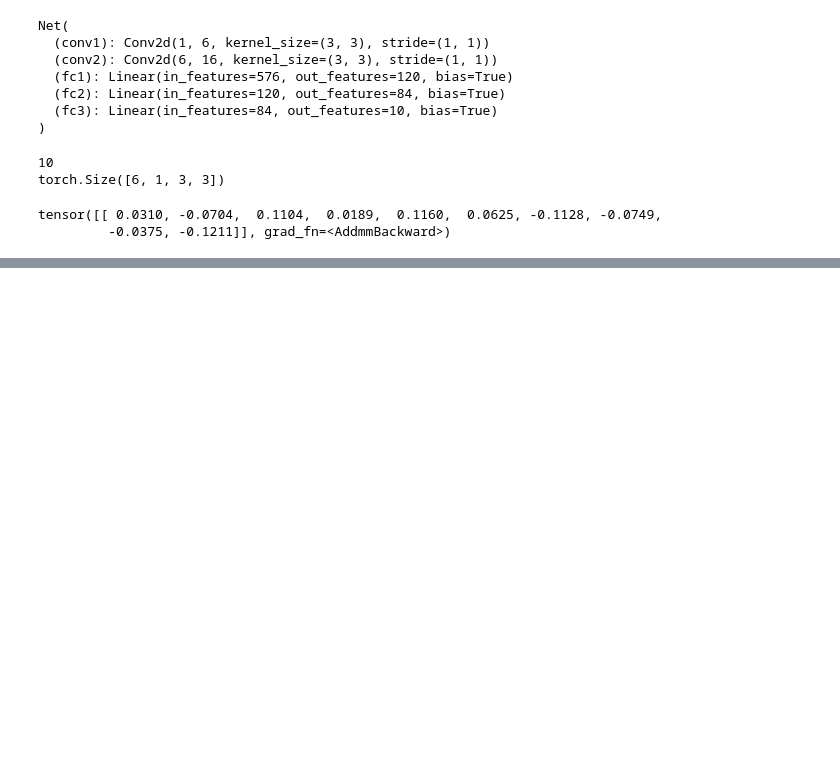
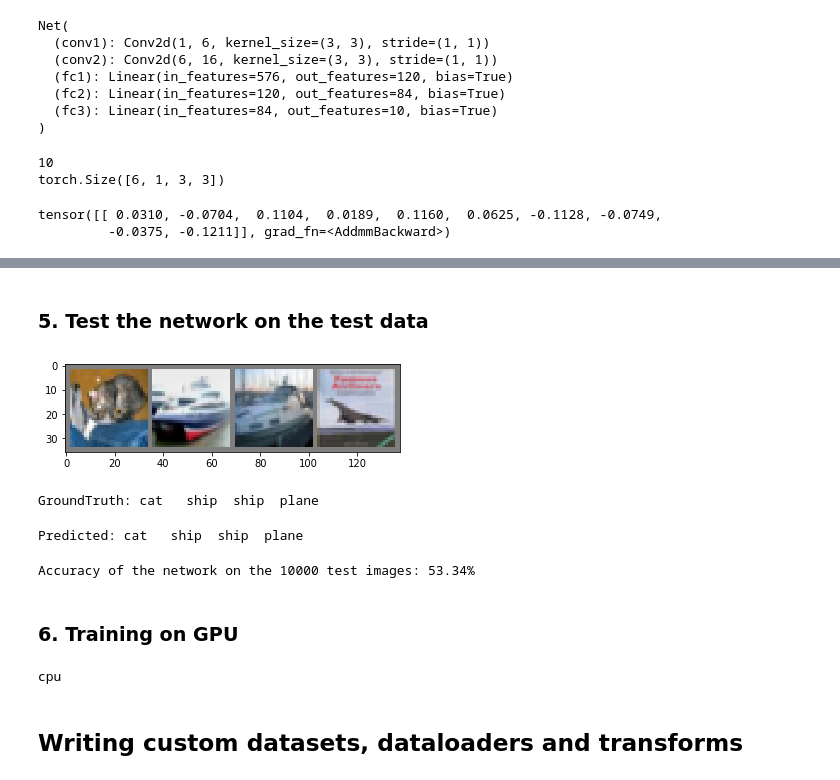
Before and after one commit to zrhett/python-learning-notes, a Jupyter notebook: pytorch/c1.ipynb, the cells around one changed output, grey strips where cells are left out. Drawn from its saved outputs; the diff is of its cells as text; code cells hidden in the pictures; blank space fills up the shorter version.

```diff
--- a/pytorch/c1.ipynb
+++ b/pytorch/c1.ipynb
@@ -185,0 +344,40 @@ out.backward(torch.randn(1, 10))
+# %% [markdown]
+### 5. Test the network on the test data
+# %%
+dataiter = iter(testloader)
+images, labels = dataiter.next()
+
+imshow(torchvision.utils.make_grid(images))
+print('GroundTruth:', ' '.join([f'{classes[labels[j]]:5s}' for j in range(4)]))
+# %% [output]
+[figure, added]
+GroundTruth: cat   ship  ship  plane
+# %%
+net = Net()
+net.load_state_dict(torch.load(PATH))
+outputs = net(images)
+
+_, predicted = torch.max(outputs, 1)
+print('Predicted:', ' '.join([f'{classes[labels[j]]:5s}' for j in range(4)]))
+# %% [output]
+Predicted: cat   ship  ship  plane
+# %%
+correct = 0
+total = 0
+with torch.no_grad():
+    for data in testloader:
+        images, labels = data
+        outputs = net(images)
+        _, predicted = torch.max(outputs.data, 1)
+        total += labels.size(0)
+        correct += (predicted == labels).sum().item()
+print(f'Accuracy of the network on the 10000 test images: {100 * correct / total}%')
+# %% [output]
+Accuracy of the network on the 10000 test images: 53.34%
+# %% [markdown]
+### 6. Training on GPU
+# %%
+device = torch.device('cuda:0' if torch.cuda.is_available() else 'cpu')
+print(device)
+# %% [output]
+cpu
@@ -185,0 +387,2 @@ out.backward(torch.randn(1, 10))
+# %% [markdown]
+## Writing custom datasets, dataloaders and transforms
```
Also changed, not shown: parts of 32 cells of this notebook.
